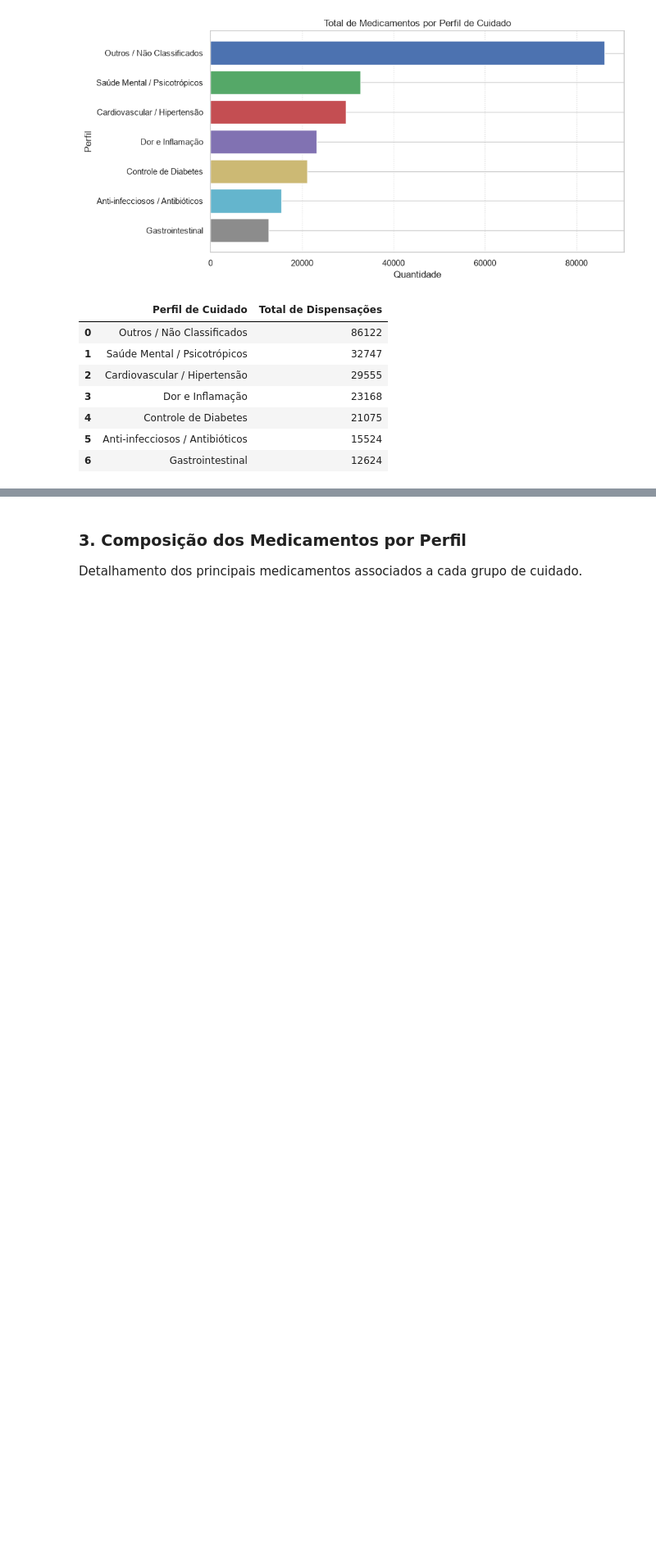
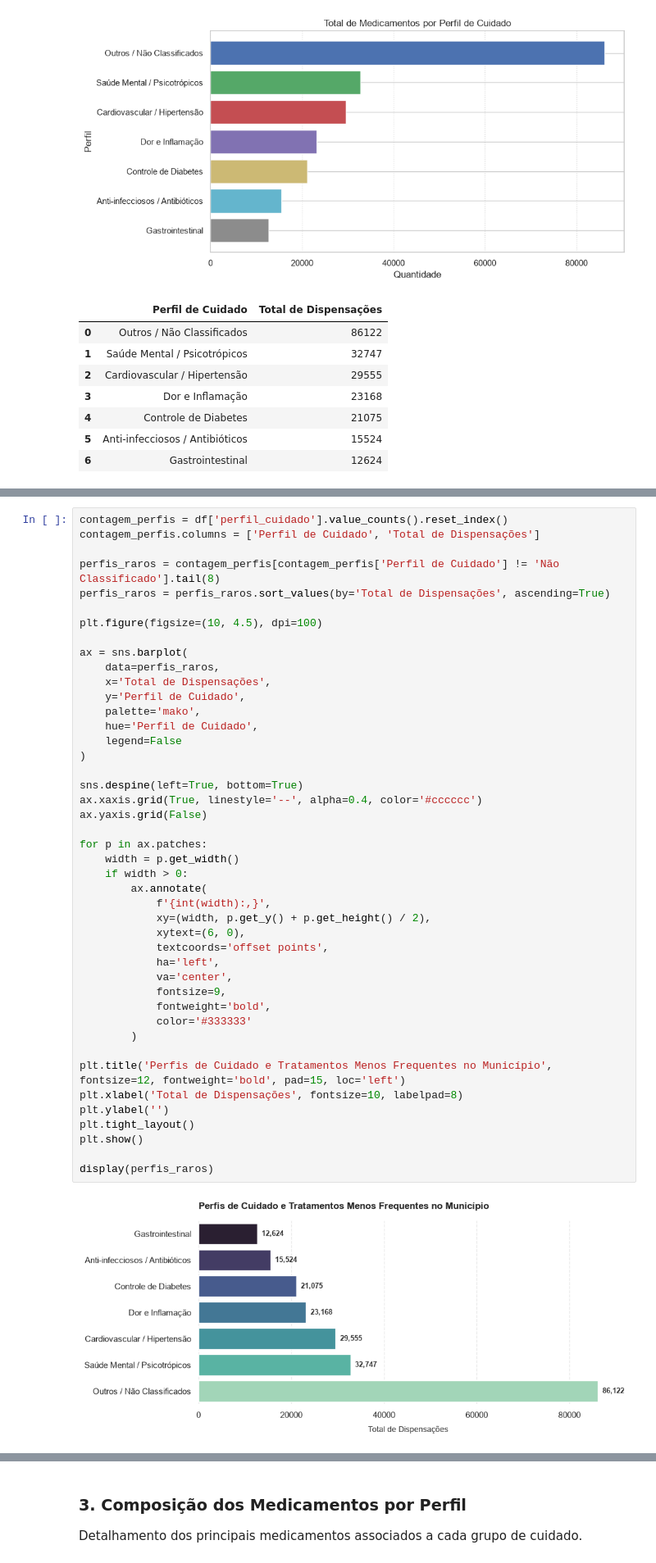
Before and after one commit to ManuelEtiene/PyAnalytics_revision, a Jupyter notebook: notebooks/Sprint_2_perfis_cuidado_farmacia_basica/Sprint_2_perfis_cuidado_farmacia_basica.ipynb, the cells around one changed output, grey strips where cells are left out. Shown at 82% size. Drawn from its saved outputs; the diff is of its cells as text; blank space fills up the shorter version.

```diff
--- a/notebooks/Sprint_2_perfis_cuidado_farmacia_basica/Sprint_2_perfis_cuidado_farmacia_basica.ipynb
+++ b/notebooks/Sprint_2_perfis_cuidado_farmacia_basica/Sprint_2_perfis_cuidado_farmacia_basica.ipynb
@@ -135,0 +138,46 @@ display(contagem_perfis)
+# %%
+contagem_perfis = df['perfil_cuidado'].value_counts().reset_index()
+contagem_perfis.columns = ['Perfil de Cuidado', 'Total de Dispensações']
+
+perfis_raros = contagem_perfis[contagem_perfis['Perfil de Cuidado'] != 'Não Classificado'].tail(8)
+perfis_raros = perfis_raros.sort_values(by='Total de Dispensações', ascending=True)
+
+plt.figure(figsize=(10, 4.5), dpi=100)
+
+ax = sns.barplot(
+    data=perfis_raros,
+    x='Total de Dispensações',
+    y='Perfil de Cuidado',
+    palette='mako',
+    hue='Perfil de Cuidado',
+    legend=False
+)
+
+sns.despine(left=True, bottom=True)
+ax.xaxis.grid(True, linestyle='--', alpha=0.4, color='#cccccc')
+ax.yaxis.grid(False)
+
+for p in ax.patches:
+    width = p.get_width()
+    if width > 0:
+        ax.annotate(
+            f'{int(width):,}',
+            xy=(width, p.get_y() + p.get_height() / 2),
+            xytext=(6, 0),
+            textcoords='offset points',
+            ha='left',
+            va='center',
+            fontsize=9,
+            fontweight='bold',
+            color='#333333'
+        )
+
+plt.title('Perfis de Cuidado e Tratamentos Menos Frequentes no Município', fontsize=12, fontweight='bold', pad=15, loc='left')
+plt.xlabel('Total de Dispensações', fontsize=10, labelpad=8)
+plt.ylabel('')
+plt.tight_layout()
+plt.show()
+
+display(perfis_raros)
+# %% [output]
+[figure, added]
```
Also changed, not shown: parts of 3 cells of this notebook.
